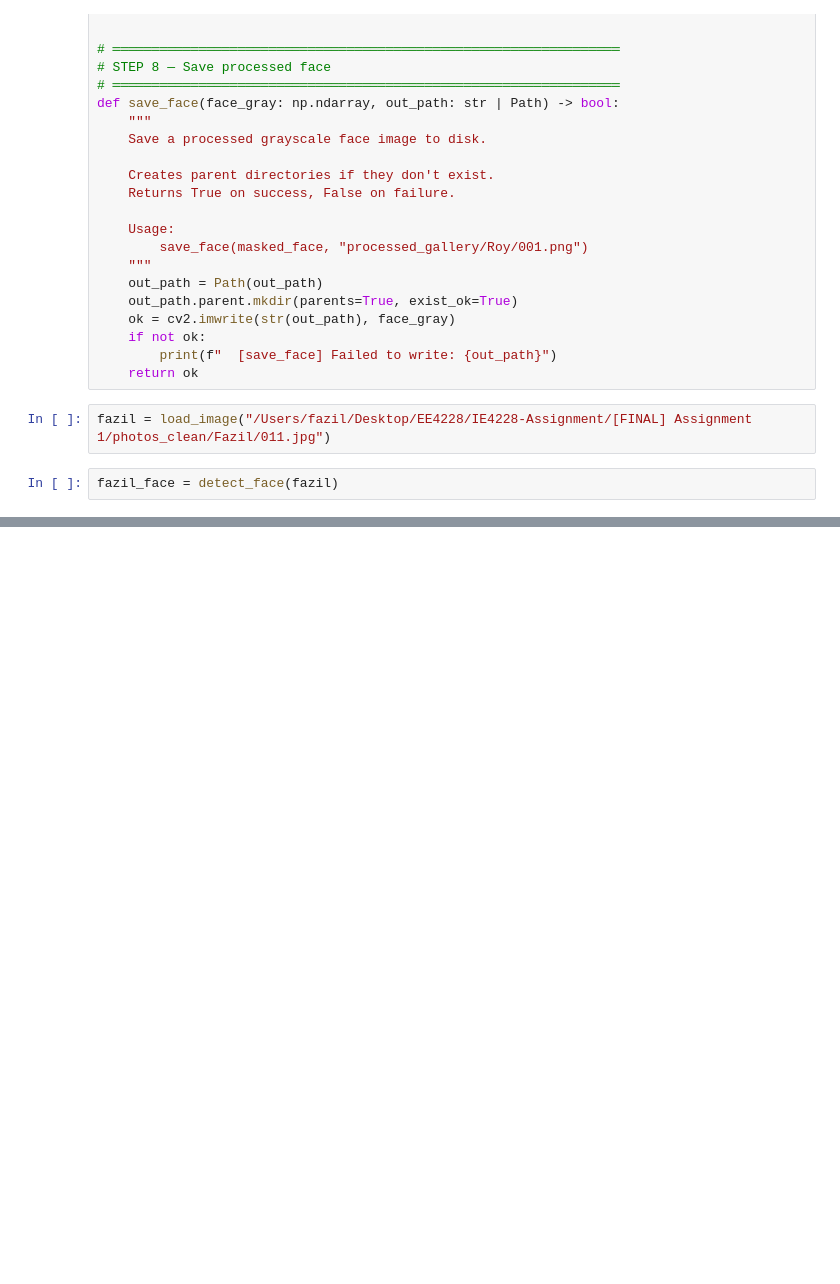
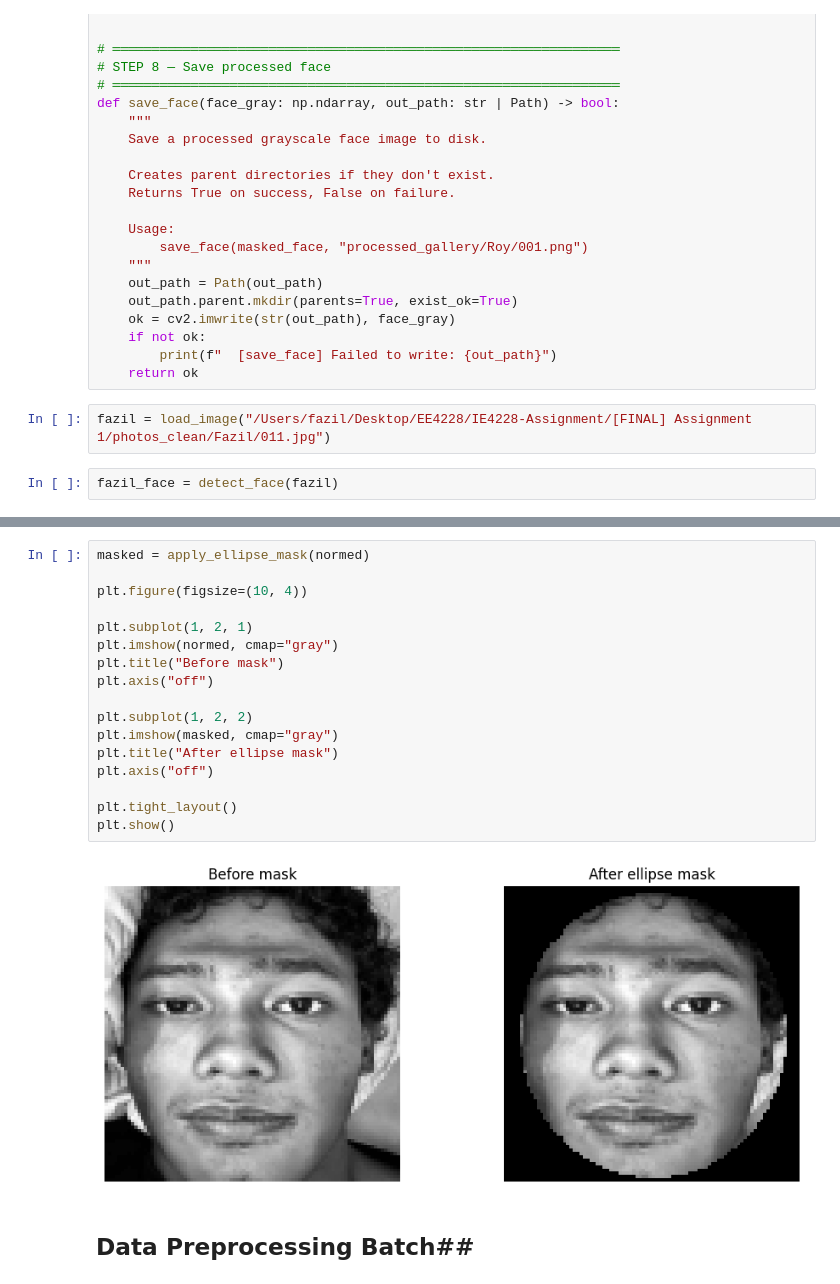
Before and after one commit to fazfa28/IE4228-Assignment, a Jupyter notebook: FINAL_Assignment 1/fisherface.ipynb, the cells around one changed output, grey strips where cells are left out. Cells and saved outputs as stored; diff of their text form; blank space fills up the shorter version.

```diff
--- a/FINAL_Assignment 1/fisherface.ipynb
+++ b/FINAL_Assignment 1/fisherface.ipynb
@@ -506,0 +546,21 @@ else:
+# %%
+masked = apply_ellipse_mask(normed)
+
+plt.figure(figsize=(10, 4))
+
+plt.subplot(1, 2, 1)
+plt.imshow(normed, cmap="gray")
+plt.title("Before mask")
+plt.axis("off")
+
+plt.subplot(1, 2, 2)
+plt.imshow(masked, cmap="gray")
+plt.title("After ellipse mask")
+plt.axis("off")
+
+plt.tight_layout()
+plt.show()
+# %% [output]
+[figure, added]
+# %% [markdown]
+## Data Preprocessing Batch##
```
Also changed, not shown: parts of 18 cells of this notebook, 5 other files.
